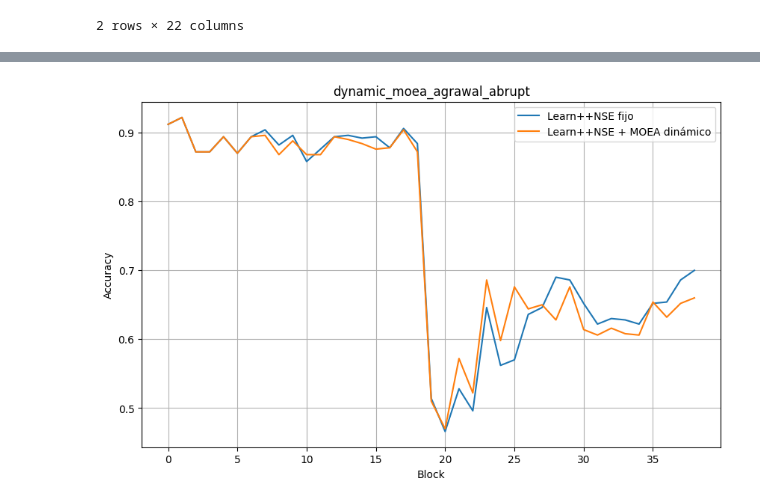
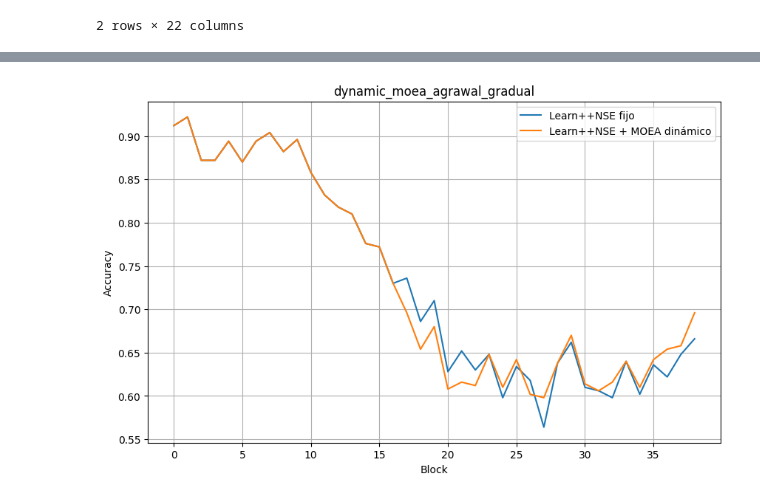
Before and after one commit to edubzq/Concept_drift, a Jupyter notebook: Notebook_pasivos.ipynb, the cells around one changed output, grey strips where cells are left out. Cells and saved outputs as stored; diff of their text form; code cells hidden in the pictures.

Commit message:
Refactor de dynamic_moea

```diff
--- a/Notebook_pasivos.ipynb
+++ b/Notebook_pasivos.ipynb
@@ -239,5 +237,5 @@ Reoptimización tras bloque 31: a=1.9718, b=11.1508, max_size=5, recent_accuracy
 # %%
 from IPython.display import Image, display
-display(Image(filename="plots/dynamic_moea_agrawal_abrupt.png"))
+display(Image(filename="plots/dynamic_moea_agrawal_gradual.png"))
 # %% [output]
-[figure, old version]
+[figure, new version]
```
Also changed, not shown: parts of 7 cells of this notebook, 8 other files.
